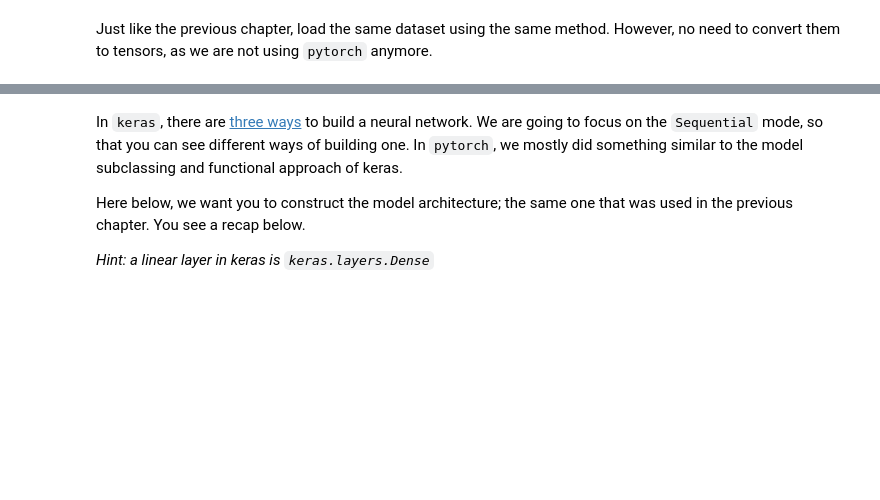
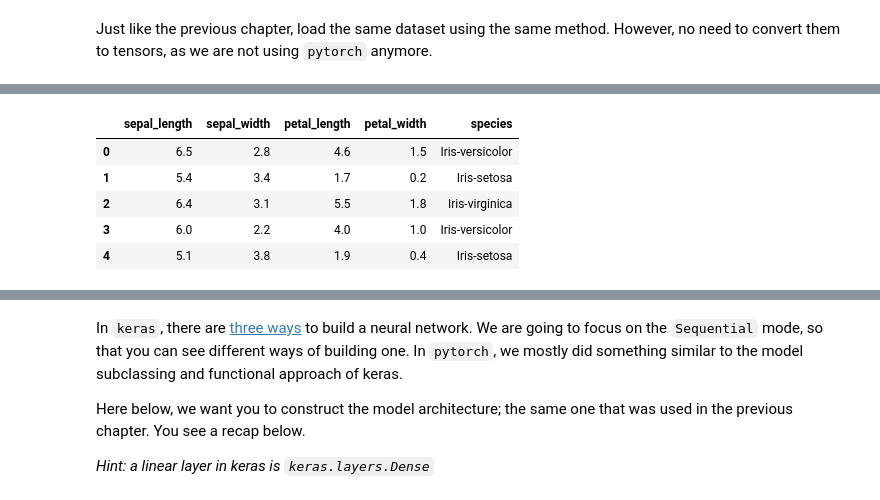
Before and after one commit to HavvaEb/Deep-learning_Exercise, a Jupyter notebook: 6.deep_learning/1.Structured_data/4.perceptron_tensorflow.ipynb, the cells around one changed output, grey strips where cells are left out. Saved outputs shown, nothing was run; the diff lists cells and outputs as text; code cells hidden in the pictures; blank space fills up the shorter version.

```diff
--- a/6.deep_learning/1.Structured_data/4.perceptron_tensorflow.ipynb
+++ b/6.deep_learning/1.Structured_data/4.perceptron_tensorflow.ipynb
@@ -18,0 +43,9 @@ Just like the previous chapter, load the same dataset using the same method. How
+# %%
+df.head()
+# %% [output]
+|  | sepal_length | sepal_width | petal_length | petal_width | species |
+| 0 | 6.5 | 2.8 | 4.6 | 1.5 | Iris-versicolor |
+| 1 | 5.4 | 3.4 | 1.7 | 0.2 | Iris-setosa |
+| 2 | 6.4 | 3.1 | 5.5 | 1.8 | Iris-virginica |
+| 3 | 6.0 | 2.2 | 4.0 | 1.0 | Iris-versicolor |
+| 4 | 5.1 | 3.8 | 1.9 | 0.4 | Iris-setosa |
```
Also changed, not shown: parts of 19 cells of this notebook.
